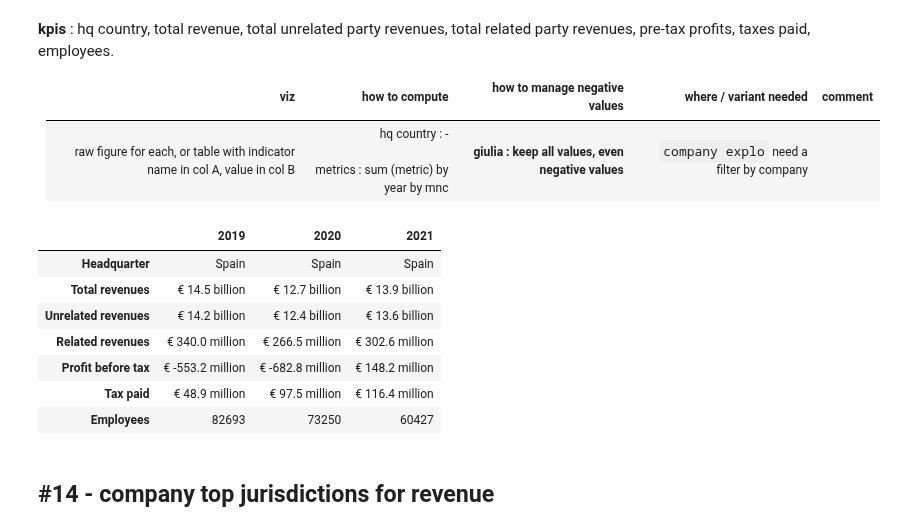
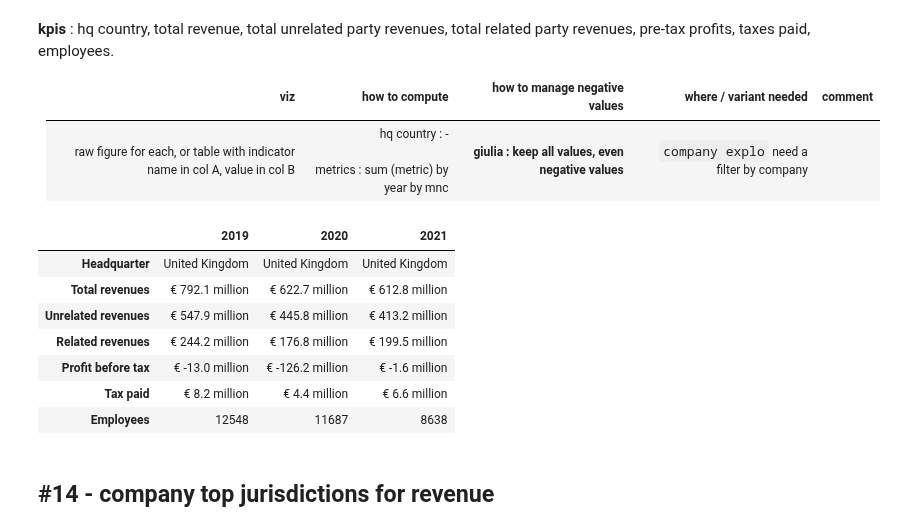
Before and after one commit to anquetos/data4good-taxobservatory-dataviz, a Jupyter notebook: taxobservatory-dataviz.ipynb, the cells around one changed output. Cells and saved outputs as stored; diff of their text form; code cells hidden in the pictures.

```diff
--- a/taxobservatory-dataviz.ipynb
+++ b/taxobservatory-dataviz.ipynb
@@ -158,15 +190,14 @@ def compute_company_key_financials_kpis(
-# %%
-data = compute_company_key_financials_kpis()
-pd.DataFrame.from_dict(data)
-# %% [output]
-|  | 2019 | 2020 | 2021 |
-| Headquarter | Spain | Spain | Spain |
-| Total revenues | € 14.5 billion | € 12.7 billion | € 13.9 billion |
-| Unrelated revenues | € 14.2 billion | € 12.4 billion | € 13.6 billion |
-| Related revenues | € 340.0 million | € 266.5 million | € 302.6 million |
-| Profit before tax | € -553.2 million | € -682.8 million | € 148.2 million |
-| Tax paid | € 48.9 million | € 97.5 million | € 116.4 million |
-| Employees | 82693 | 73250 | 60427 |
+# %%
+display_company_key_financials_kpis(df=df, company=company)
+# %% [output]
+|  | 2019 | 2020 | 2021 |
+| Headquarter | United Kingdom | United Kingdom | United Kingdom |
+| Total revenues | € 792.1 million | € 622.7 million | € 612.8 million |
+| Unrelated revenues | € 547.9 million | € 445.8 million | € 413.2 million |
+| Related revenues | € 244.2 million | € 176.8 million | € 199.5 million |
+| Profit before tax | € -13.0 million | € -126.2 million | € -1.6 million |
+| Tax paid | € 8.2 million | € 4.4 million | € 6.6 million |
+| Employees | 12548 | 11687 | 8638 |
 # %% [markdown]
 ## #14 - company top jurisdictions for revenue
 # %% [markdown]
```
Also changed, not shown: parts of 2 cells of this notebook.
